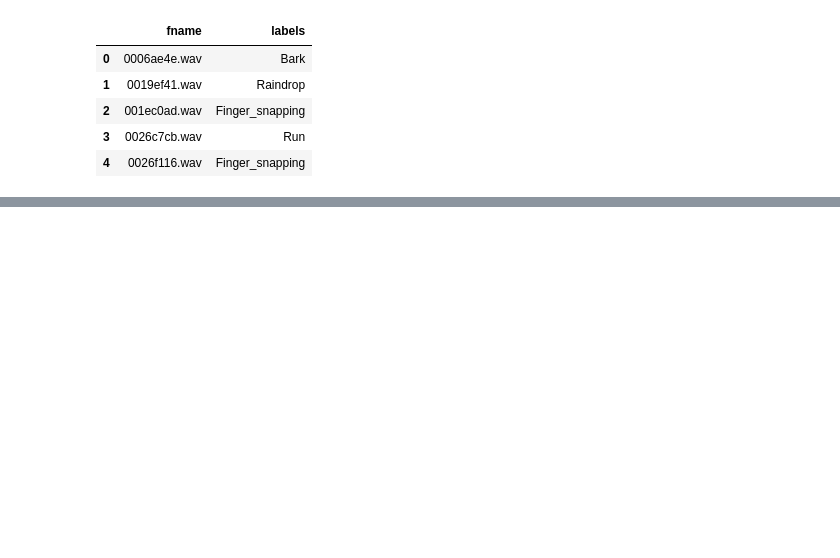
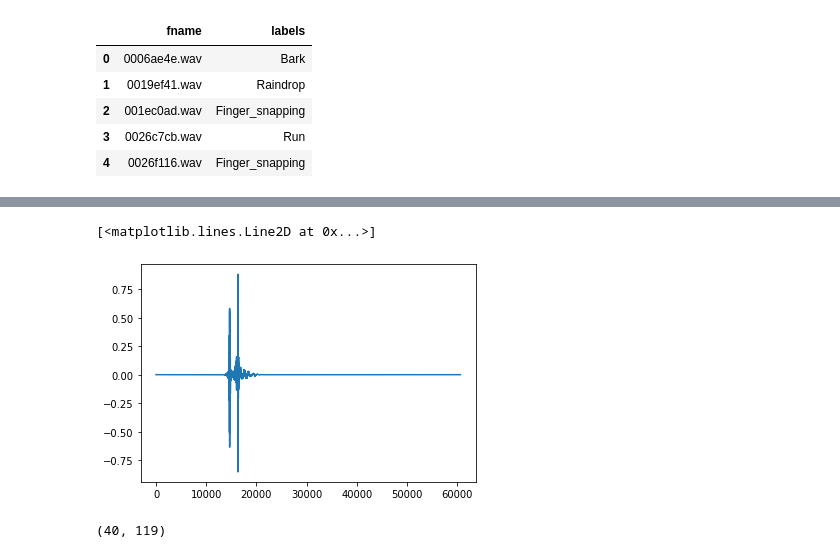
Before and after one commit to ebucheli/FreeSound_GPAT, a Jupyter notebook: Load_data.ipynb, the cells around one changed output, grey strips where cells are left out. Saved outputs shown, nothing was run; the diff lists cells and outputs as text; code cells hidden in the pictures; blank space fills up the shorter version.

```diff
--- a/Load_data.ipynb
+++ b/Load_data.ipynb
@@ -131 +136,8 @@ Cheering,Clapping
 [interactive output not drawn]
+# %%
+y,edoi = librosa.load(names_paths[4],sr=44100)
+# %%
+plt.plot(y[:])
+# %% [output]
+[<matplotlib.lines.Line2D at 0x...>]
+[figure, added]
@@ -131,0 +146,4 @@ Cheering,Clapping
+# %%
+mel.shape
+# %% [output]
+(40, 119)
```
Also changed, not shown: parts of 14 cells of this notebook, 2 other files.
